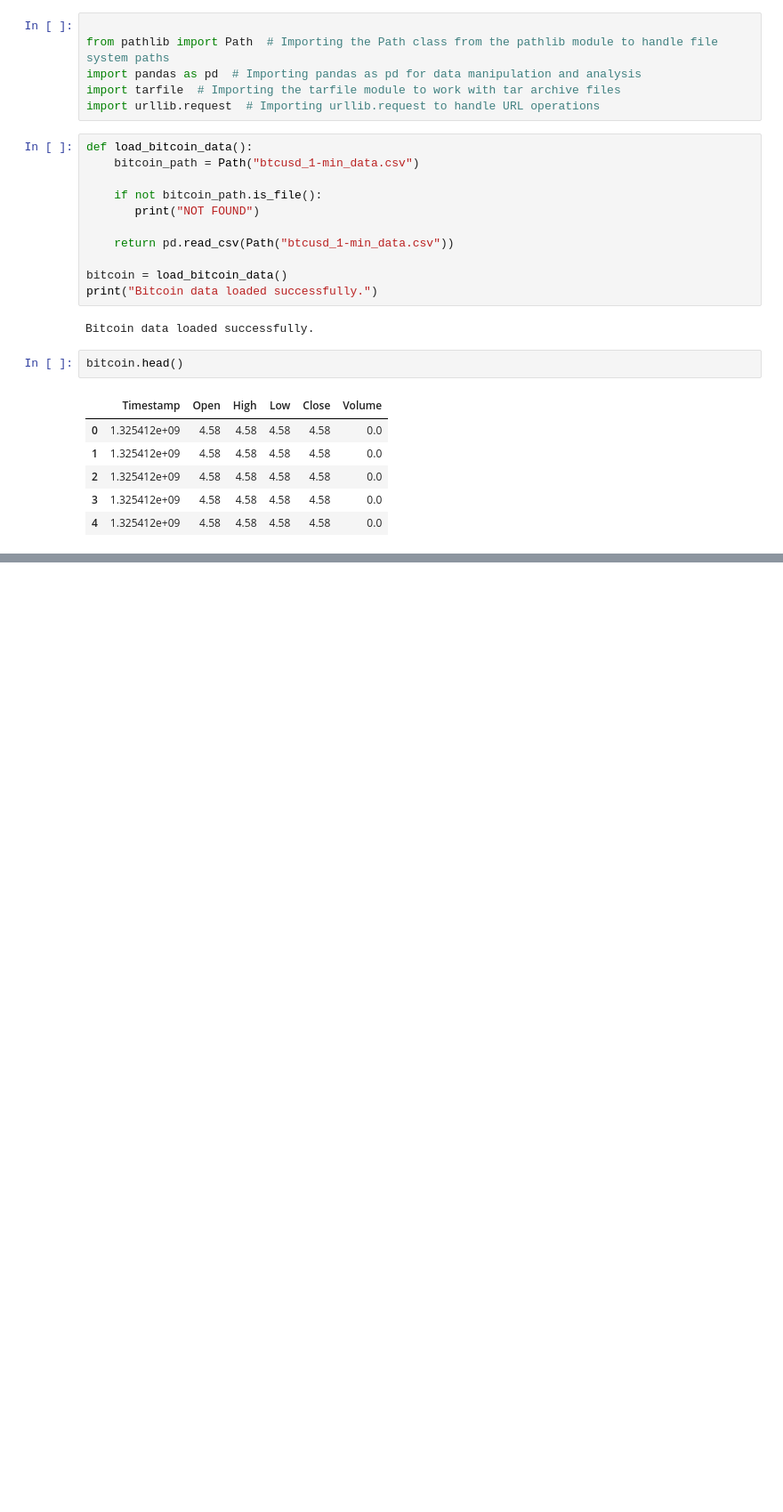
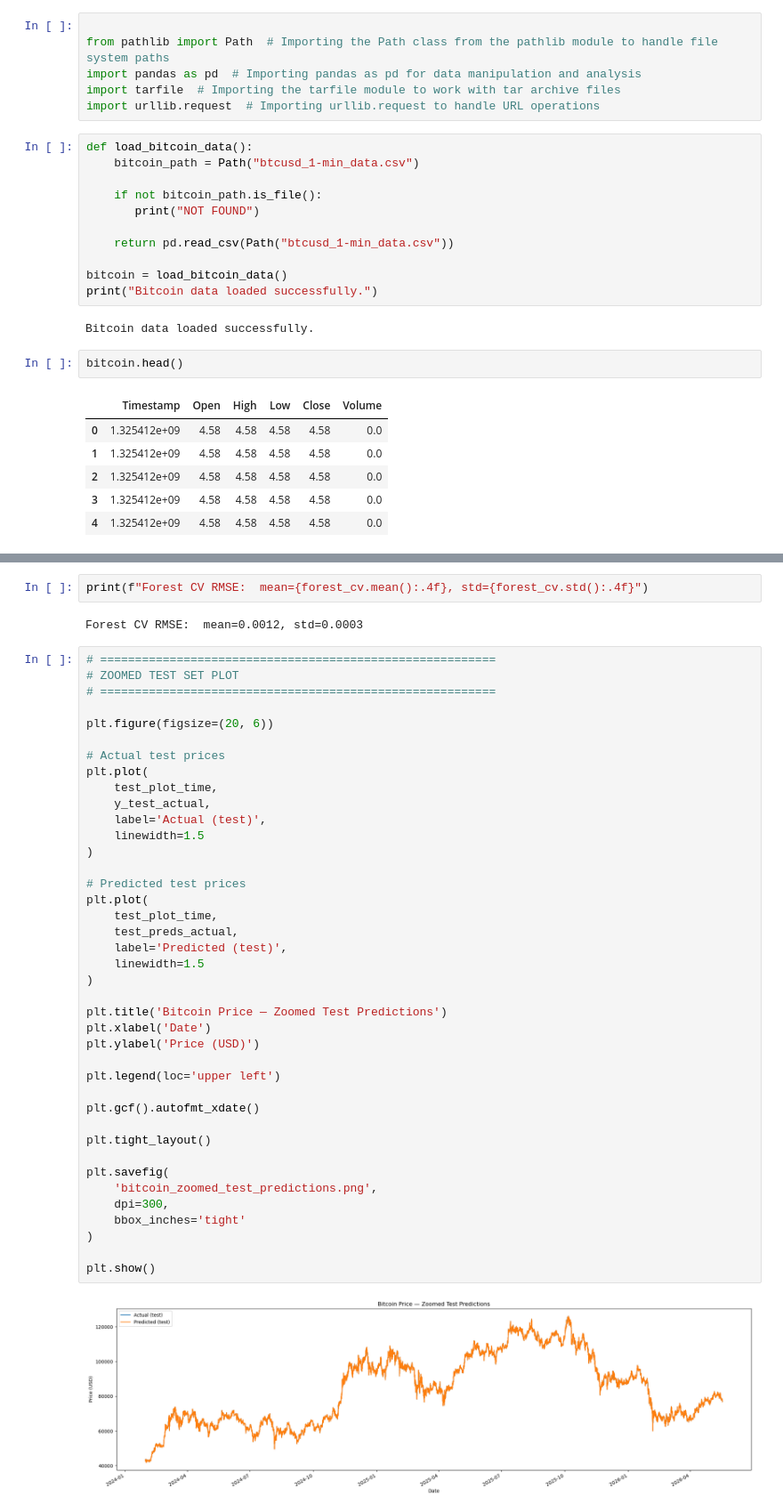
Before and after one commit to willelol04/bitcoin-predictor, a Jupyter notebook: main.ipynb, the cells around one changed output, grey strips where cells are left out. Shown at 89% size. Saved outputs shown, nothing was run; the diff lists cells and outputs as text; blank space fills up the shorter version.

```diff
--- a/main.ipynb
+++ b/main.ipynb
@@ -214,0 +645,46 @@ plt.show()
+# %%
+print(f"Forest CV RMSE:  mean={forest_cv.mean():.4f}, std={forest_cv.std():.4f}")
+# %% [output]
+Forest CV RMSE:  mean=0.0012, std=0.0003
+# %%
+# =========================================================
+# ZOOMED TEST SET PLOT
+# =========================================================
+
+plt.figure(figsize=(20, 6))
+
+# Actual test prices
+plt.plot(
+    test_plot_time,
+    y_test_actual,
+    label='Actual (test)',
+    linewidth=1.5
+)
+
+# Predicted test prices
+plt.plot(
+    test_plot_time,
+    test_preds_actual,
+    label='Predicted (test)',
+    linewidth=1.5
+)
+
+plt.title('Bitcoin Price — Zoomed Test Predictions')
+plt.xlabel('Date')
+plt.ylabel('Price (USD)')
+
+plt.legend(loc='upper left')
+
+plt.gcf().autofmt_xdate()
+
+plt.tight_layout()
+
+plt.savefig(
+    'bitcoin_zoomed_test_predictions.png',
+    dpi=300,
+    bbox_inches='tight'
+)
+
+plt.show()
+# %% [output]
+[figure, added]
```
Also changed, not shown: parts of 11 cells of this notebook, 3 other files.
